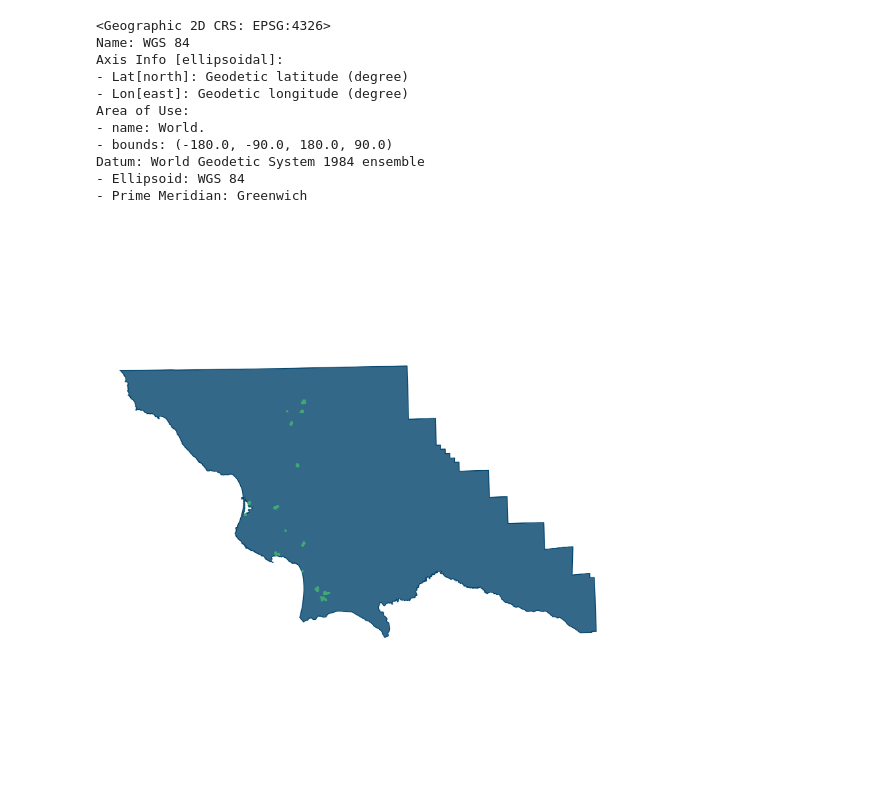
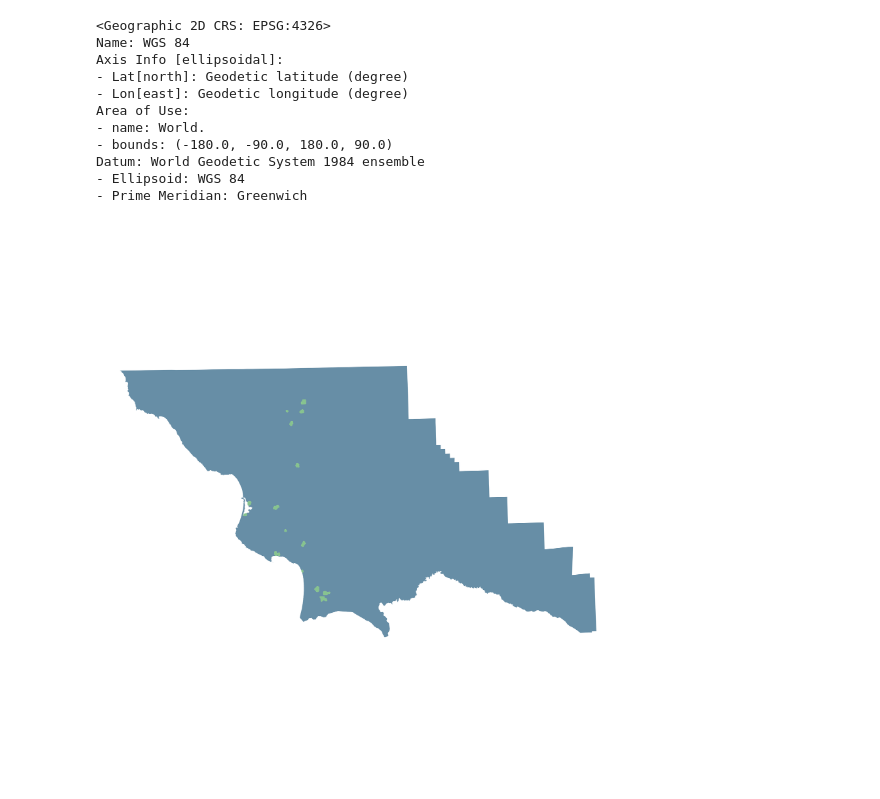
Before and after one commit to maggie-reiter/turfgrass-maps, a Jupyter notebook: SLO County golf courses/slo_county_golf.ipynb, the cells around one changed output. Drawn from its saved outputs; the diff is of its cells as text; code cells hidden in the pictures.

Commit message:
Update colors

```diff
--- a/SLO County golf courses/slo_county_golf.ipynb
+++ b/SLO County golf courses/slo_county_golf.ipynb
@@ -272,27 +272,27 @@ golf_courses_df = geodf_to_df(golf_courses_gdf)
 # %%
 # give golf courses a big outline to make them stand out more
 p = (
     ggplot()
     + geom_polygon(
         data=county_df,
         mapping=aes(x="x", y="y", group="group"),
         fill="#01426A",
-        color="#01426A",
-        alpha=0.8,
+        #color="#01426A",
+        alpha=0.6,
         size=1,
     )
     + geom_polygon(
         data=golf_courses_df,
         mapping=aes(x="x", y="y", group="group"),
-        fill="#3FA975",
-        color="#3FA975",
-        size=1.5,
+        fill="#87C38F",
+        color="#87C38F",
+        size=1.8,
     )
     + coord_equal()
     + theme_void()
     + theme(figure_size=(15, 16))
 )
 
 p.show()
 # %% [output]
-[figure, old version]
+[figure, new version]
```
